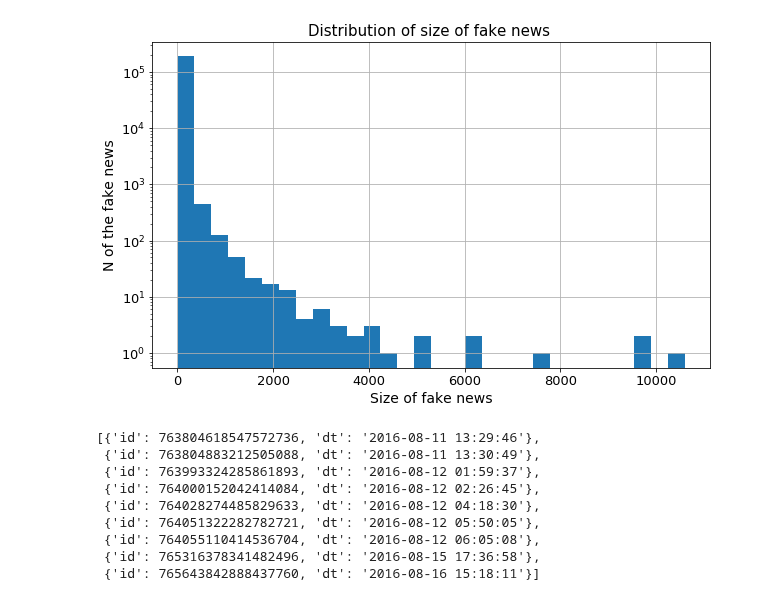
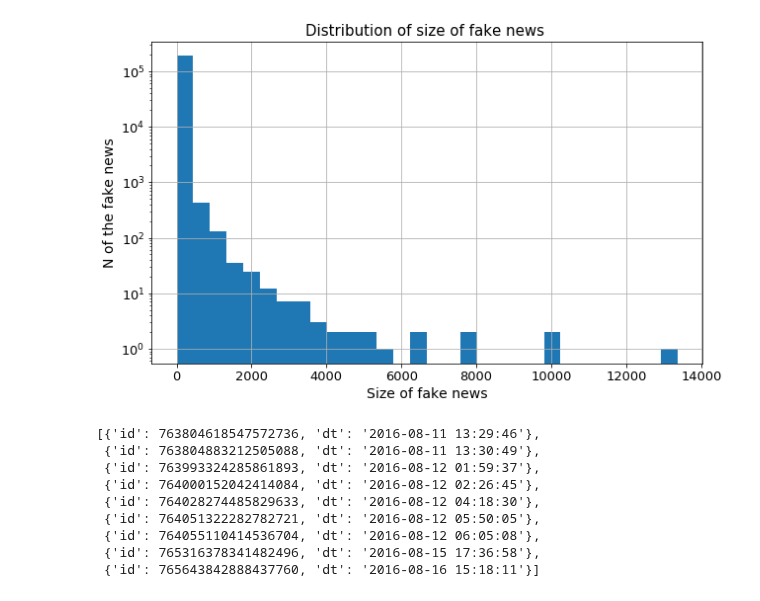
Before and after one commit to kayzhou/fake_news_during_election, a Jupyter notebook: fake_sources.ipynb, the cells around one changed output. Drawn from its saved outputs; the diff is of its cells as text; code cells hidden in the pictures.

```diff
--- a/fake_sources.ipynb
+++ b/fake_sources.ipynb
@@ -30,20 +34,24 @@ from SQLite_handler import find_tweet
 # %%
+
+
 # 利用转发网络扩充谣言数据
 
-# 谣言 -> 转发的谣言的tweet
+# tweet -> retwtweet
 fake_retweets_links = json.load(open("data/retweet_network_fake.json"))
-fake_tweets = set()
+# fake_tweets = set()
 
-for k, v in tqdm(fake_retweets_links.items()):
-    fake_tweets.add(k)
-    fake_tweets.add(v)
+for tweet_id, retweetd_id in tqdm(fake_retweets_links.items()):
+    tweet_id, retweetd_id = int(tweet_id), int(retweetd_id)
+#     fake_tweets.add(tweet_id)
+#     fake_tweets.add(retweetd_id)
+    url = tweets_url[int(retweetd_id)] # 得到 转发消息 的URL
 
-    original_url = tweets_url[str(k)] # 得到 转发消息 的URL
+    tweets_url[tweet_id] = url
 
-    if str(k) in tweets:
-        url_tweetid[original_url].append(tweets[str(k)])
-    else:
-        url_tweetid[original_url].append(find_tweet(_id))
+    if tweet_id not in tweets:
+        d = find_tweet(tweet_id)
+        url_tweetid[url].append({"id": tweet_id, "dt": d["datetime_EST"]})
 
-print("fake spread的节点个数：", len(fake_tweets))
+
+# print("fake spread的节点个数：", len(fake_tweets))
 # %% [output]
@@ -75,37 +83,37 @@ def get_cdf_pdf(data, mini, maxi, step, norm=True):
     for d in data:
         d = float(d)
         if d < mini or d > maxi:
             continue
         count += 1
         for i in range(len(x)):
             if i == (len(x) - 1) and d >= x[i]:
                 pdf[i] += 1
             elif d >= x[i] and d < x[i+1]:
                 pdf[i] += 1
 
             if d >= x[i]:
                 cdf[i] += 1
 
     if norm:
         cdf = [c / count for c in cdf]
         pdf = [p / count for p in pdf]
 
     return x, cdf, pdf
 
 
-x, cdf, pdf = get_cdf_pdf(data, 0, 11000, 100)
+# x, cdf, pdf = get_cdf_pdf(data, 0, 15000, 100)
 plt.figure(figsize=(10, 6))
-data[data<11000].hist(bins=30)
+data.hist(bins=30)
 plt.title('Distribution of size of fake news ', fontsize=15)
 plt.ylabel('N of the fake news', fontsize=14)
 plt.xlabel('Size of fake news', fontsize=14)
 plt.xticks(fontsize=13); plt.yticks(fontsize=13)
 plt.yscale("log")
-plt.savefig('fig/distribution_size_fake_news.pdf'.format(i, url), dpi=300)
+plt.savefig('fig/distribution_size_fake_news.pdf', dpi=300)
 plt.show()
 plt.close()
 # %% [output]
-[figure, old version]
+[figure, new version]
 # %%
 url_tweetid["https://thepoliticalinsider.com/clinton-foundation-obama-made-major-move-keep-prison-leaked/"]
 # %% [output]
```
Also changed, not shown: parts of 24 cells of this notebook, 2 other files.
